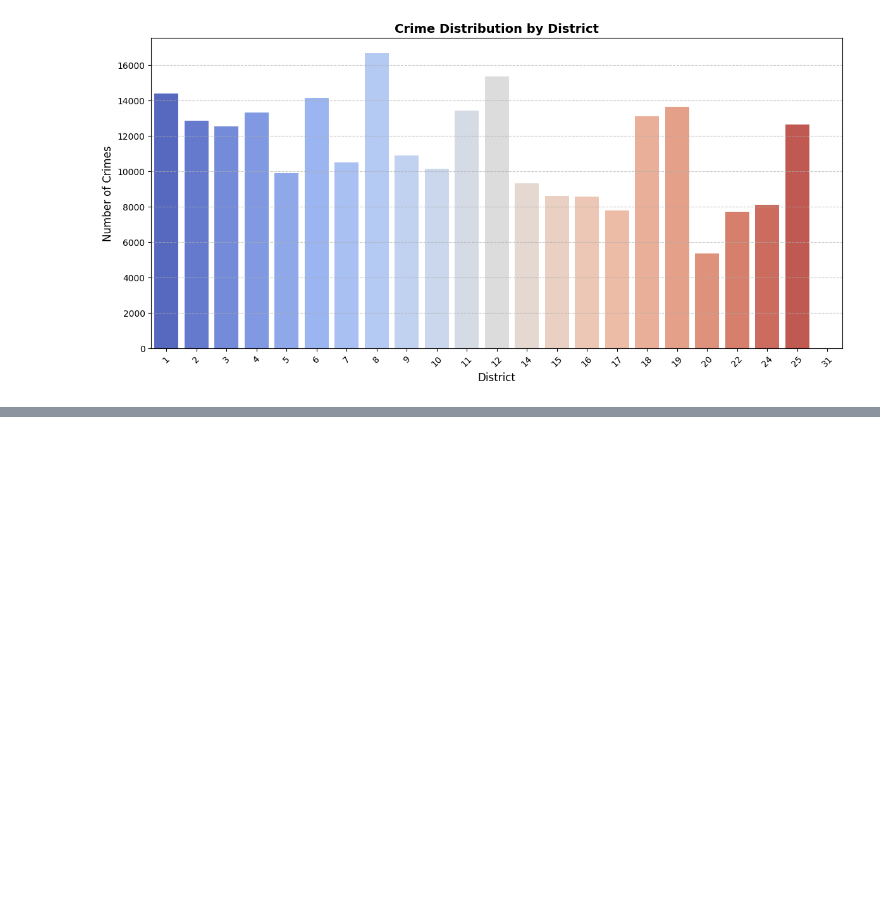
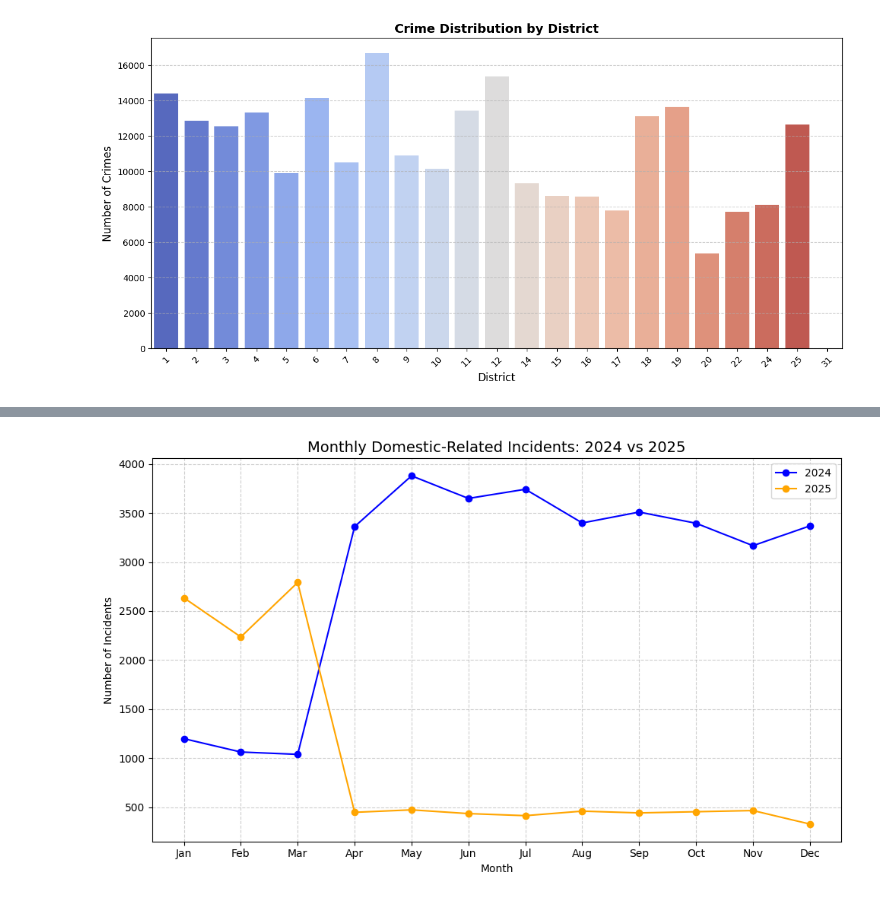
Before and after one commit to louiezzy/ELEC303-DataAnalytics, a Jupyter notebook: Midterm Exam Project.ipynb, the cells around one changed output, grey strips where cells are left out. Saved outputs shown, nothing was run; the diff lists cells and outputs as text; code cells hidden in the pictures; blank space fills up the shorter version.

```diff
--- a/Midterm Exam Project.ipynb
+++ b/Midterm Exam Project.ipynb
@@ -662,0 +818,26 @@ plt.show()
+# %%
+domestic_2024 = cf[(cf['Year'] == 2024) & (cf['Domestic'] == True)]
+domestic_2025 = cf[(cf['Year'] == 2025) & (cf['Domestic'] == True)]
+
+
+monthly_domestic_2024 = domestic_2024.groupby(domestic_2024['Date'].dt.month).size()
+monthly_domestic_2025 = domestic_2025.groupby(domestic_2025['Date'].dt.month).size()
+
+
+plt.figure(figsize=(10,6))
+plt.plot(monthly_domestic_2024.index, monthly_domestic_2024.values,
+         marker='o', linestyle='-', color='blue', label='2024')
+plt.plot(monthly_domestic_2025.index, monthly_domestic_2025.values,
+         marker='o', linestyle='-', color='orange', label='2025')
+
+
+plt.title("Monthly Domestic-Related Incidents: 2024 vs 2025", fontsize=14)
+plt.xlabel("Month")
+plt.ylabel("Number of Incidents")
+plt.xticks(range(1, 13), ['Jan','Feb','Mar','Apr','May','Jun','Jul','Aug','Sep','Oct','Nov','Dec'])
+plt.grid(True, linestyle="--", alpha=0.6)
+plt.legend()
+plt.tight_layout()
+plt.show()
+# %% [output]
+[figure, added]
```
Also changed, not shown: parts of 58 cells of this notebook.
